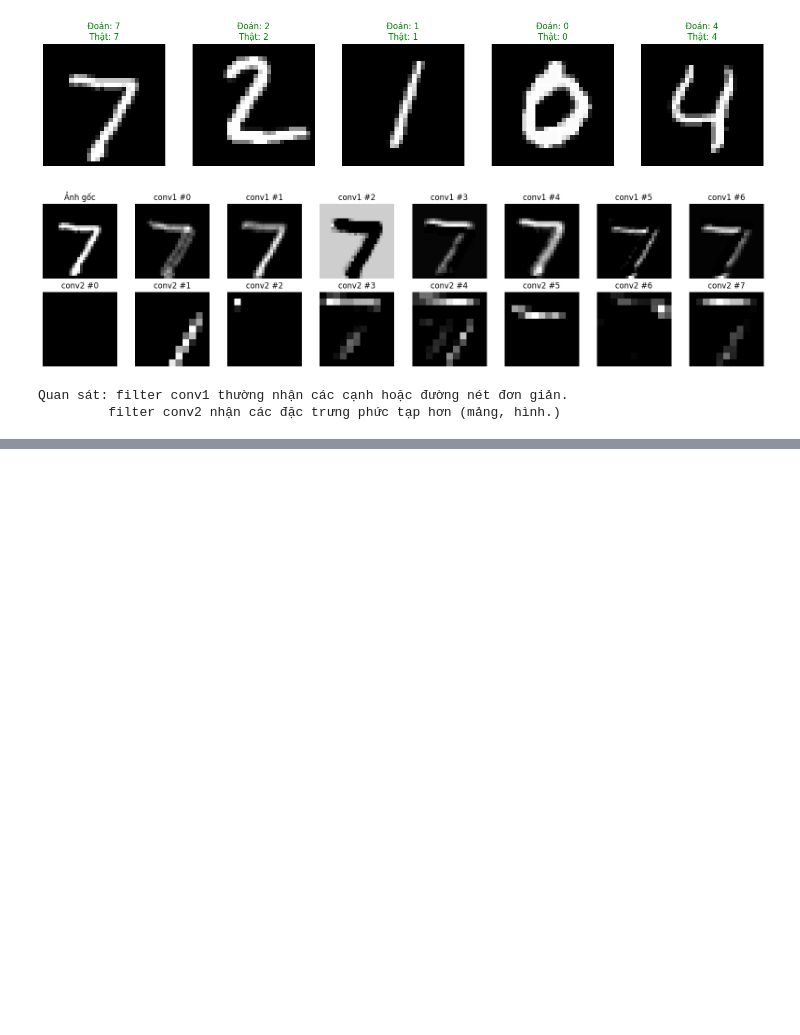
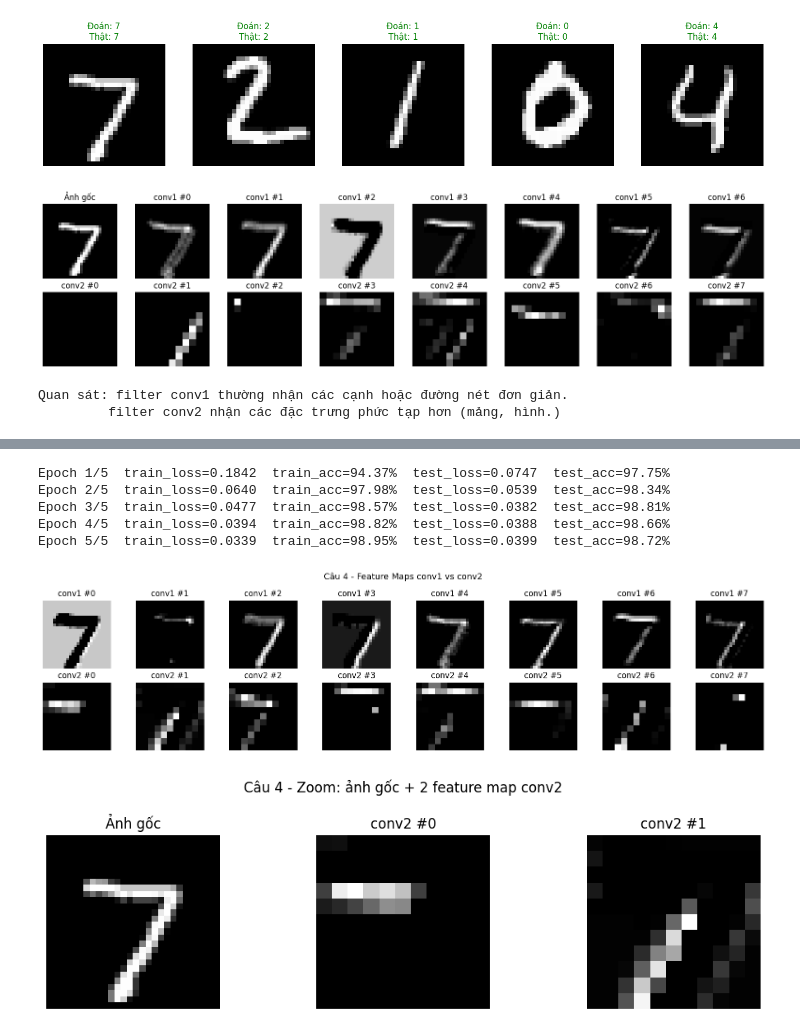
Before and after one commit to nguyndeeptry/PTDL-HS, a Jupyter notebook: LẠI TRẦN ĐÌNH NGUYÊN - 2474802010257 - LAB5.ipynb, the cells around one changed output, grey strips where cells are left out. Cells and saved outputs as stored; diff of their text form; code cells hidden in the pictures; blank space fills up the shorter version.

```diff
--- a/LẠI TRẦN ĐÌNH NGUYÊN - 2474802010257 - LAB5.ipynb
+++ b/LẠI TRẦN ĐÌNH NGUYÊN - 2474802010257 - LAB5.ipynb
@@ -224,0 +480,49 @@ Quan sát: filter conv1 thường nhận các cạnh hoặc đường nét đơn
+# %%
+# ============================================================
+# CÂU 4: Vẽ thêm feature maps từ conv2
+# ============================================================
+model4 = MNIST_CNN().to(device)
+optimizer4 = optim.SGD(model4.parameters(), lr=0.01, momentum=0.9)
+train(model4, optimizer4, 5, train_loader, test_loader)
+
+model4.eval()
+images, _ = next(iter(test_loader))
+img = images[0].unsqueeze(0).to(device)
+
+with torch.no_grad():
+    h1 = torch.relu(model4.conv1(img))
+    h1_pooled = model4.pool(h1)
+    h2 = torch.relu(model4.conv2(h1_pooled))
+
+fig, axes = plt.subplots(2, 8, figsize=(16, 4))
+fig.suptitle('Câu 4 - Feature Maps conv1 vs conv2', fontsize=13)
+
+for i in range(8):
+    axes[0, i].imshow(h1[0, i].cpu(), cmap='gray')
+    axes[0, i].set_title(f'conv1 #{i}')
+    axes[0, i].axis('off')
+
+for i in range(8):
+    axes[1, i].imshow(h2[0, i].cpu(), cmap='gray')
+    axes[1, i].set_title(f'conv2 #{i}')
+    axes[1, i].axis('off')
+
+plt.tight_layout(); plt.show()
+
+fig2, axes2 = plt.subplots(1, 3, figsize=(10, 3))
+fig2.suptitle('Câu 4 - Zoom: ảnh gốc + 2 feature map conv2', fontsize=12)
+axes2[0].imshow(img.cpu().squeeze() * 0.3081 + 0.1307, cmap='gray')
+axes2[0].set_title('Ảnh gốc'); axes2[0].axis('off')
+axes2[1].imshow(h2[0, 0].cpu(), cmap='gray')
+axes2[1].set_title('conv2 #0'); axes2[1].axis('off')
+axes2[2].imshow(h2[0, 1].cpu(), cmap='gray')
+axes2[2].set_title('conv2 #1'); axes2[2].axis('off')
+plt.tight_layout(); plt.show()
+# %% [output]
+Epoch 1/5  train_loss=0.1842  train_acc=94.37%  test_loss=0.0747  test_acc=97.75%
+Epoch 2/5  train_loss=0.0640  train_acc=97.98%  test_loss=0.0539  test_acc=98.34%
+Epoch 3/5  train_loss=0.0477  train_acc=98.57%  test_loss=0.0382  test_acc=98.81%
+Epoch 4/5  train_loss=0.0394  train_acc=98.82%  test_loss=0.0388  test_acc=98.66%
+Epoch 5/5  train_loss=0.0339  train_acc=98.95%  test_loss=0.0399  test_acc=98.72%
+[figure, added]
+[figure, added]
```
Also changed, not shown: parts of 12 cells of this notebook.
